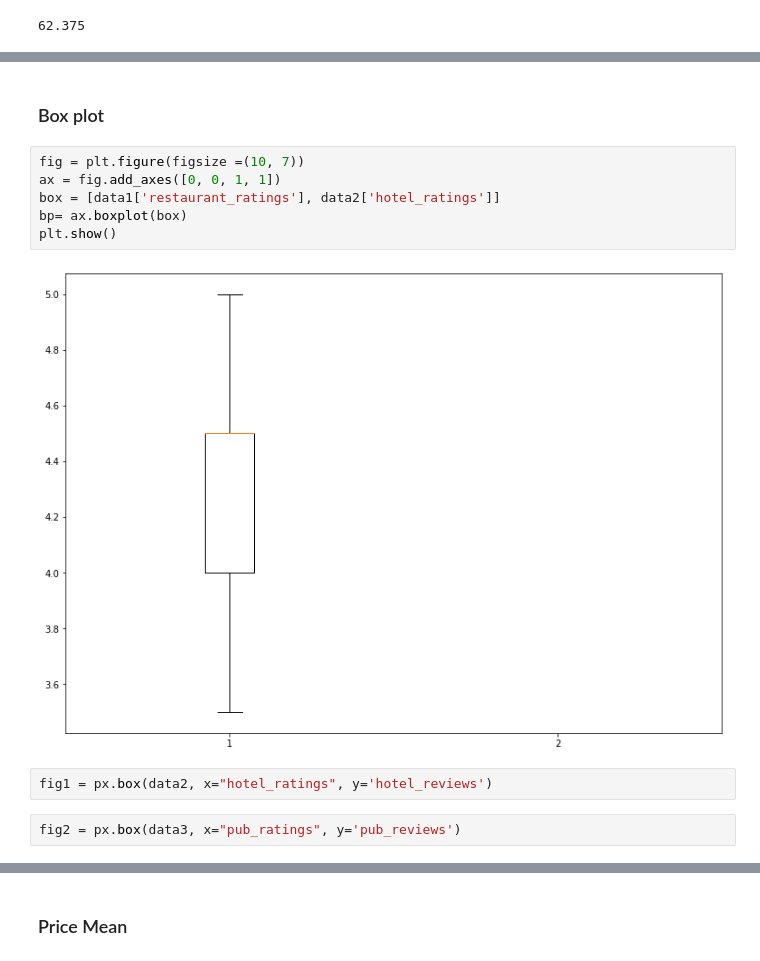
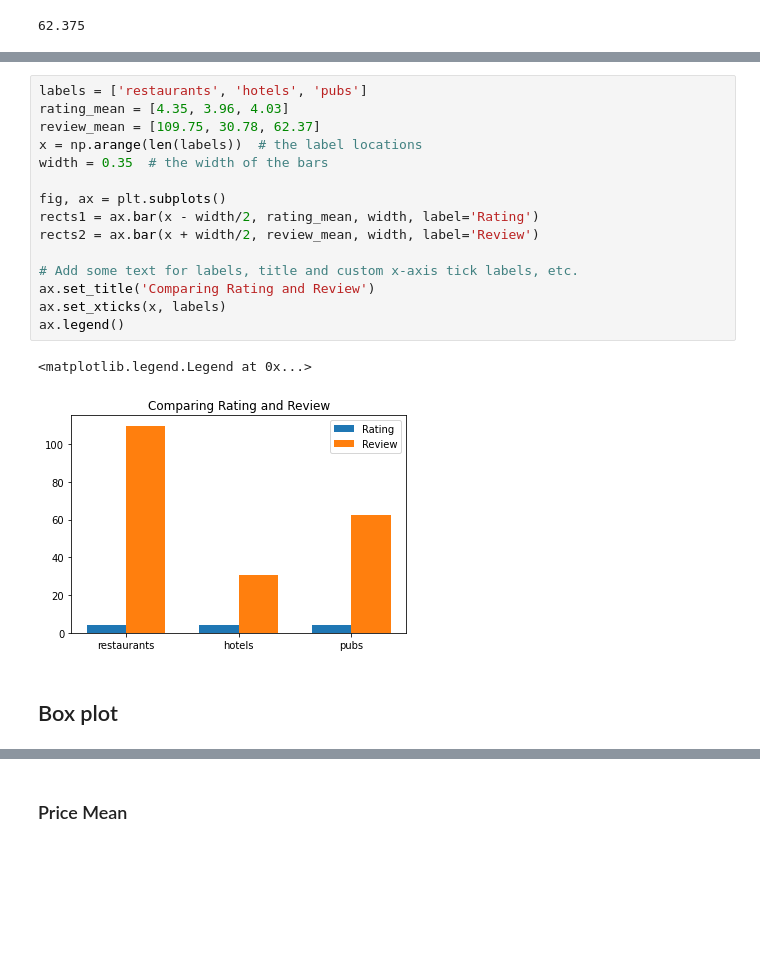
Before and after one commit to Islompulatov/-Build_week, a Jupyter notebook: file_open.ipynb, the cells around one changed output, grey strips where cells are left out. Saved outputs shown, nothing was run; the diff lists cells and outputs as text; blank space fills up the shorter version.

```diff
--- a/file_open.ipynb
+++ b/file_open.ipynb
@@ -121,14 +146,20 @@ pub2
+# %%
+labels = ['restaurants', 'hotels', 'pubs']
+rating_mean = [4.35, 3.96, 4.03]
+review_mean = [109.75, 30.78, 62.37]
+x = np.arange(len(labels))  # the label locations
+width = 0.35  # the width of the bars
+
+fig, ax = plt.subplots()
+rects1 = ax.bar(x - width/2, rating_mean, width, label='Rating')
+rects2 = ax.bar(x + width/2, review_mean, width, label='Review')
+
+# Add some text for labels, title and custom x-axis tick labels, etc.
+ax.set_title('Comparing Rating and Review')
+ax.set_xticks(x, labels)
+ax.legend()
+# %% [output]
+<matplotlib.legend.Legend at 0x...>
+[figure, added]
 # %% [markdown]
-### Box plot
+## Box plot
-# %%
-fig = plt.figure(figsize =(10, 7))
-ax = fig.add_axes([0, 0, 1, 1])
-box = [data1['restaurant_ratings'], data2['hotel_ratings']]
-bp= ax.boxplot(box)
-plt.show()
-# %% [output]
-[figure, removed]
-# %%
-fig1 = px.box(data2, x="hotel_ratings", y='hotel_reviews')
-# %%
-fig2 = px.box(data3, x="pub_ratings", y='pub_reviews')
```
Also changed, not shown: parts of 53 cells of this notebook.
